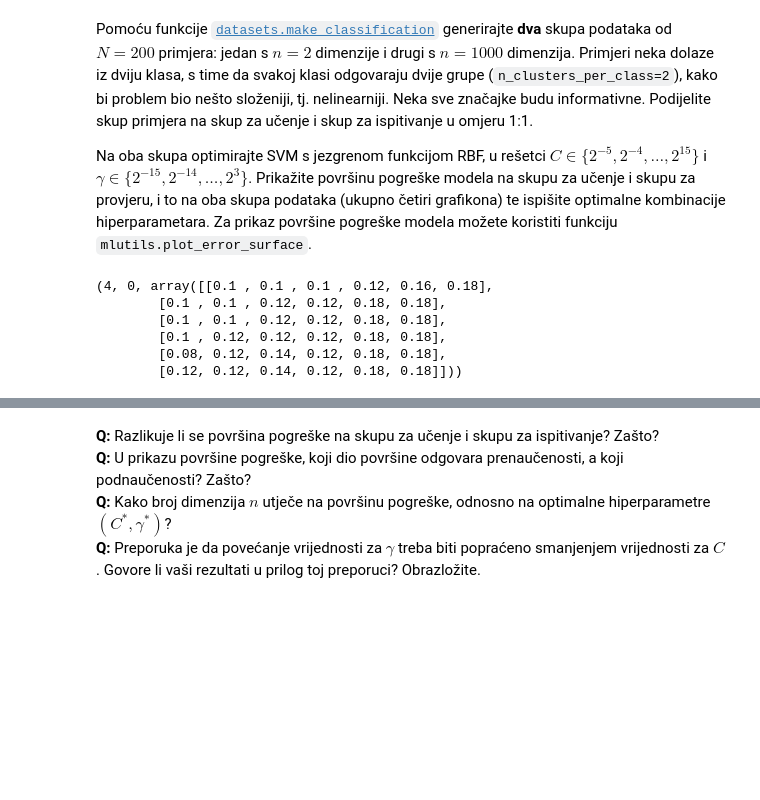
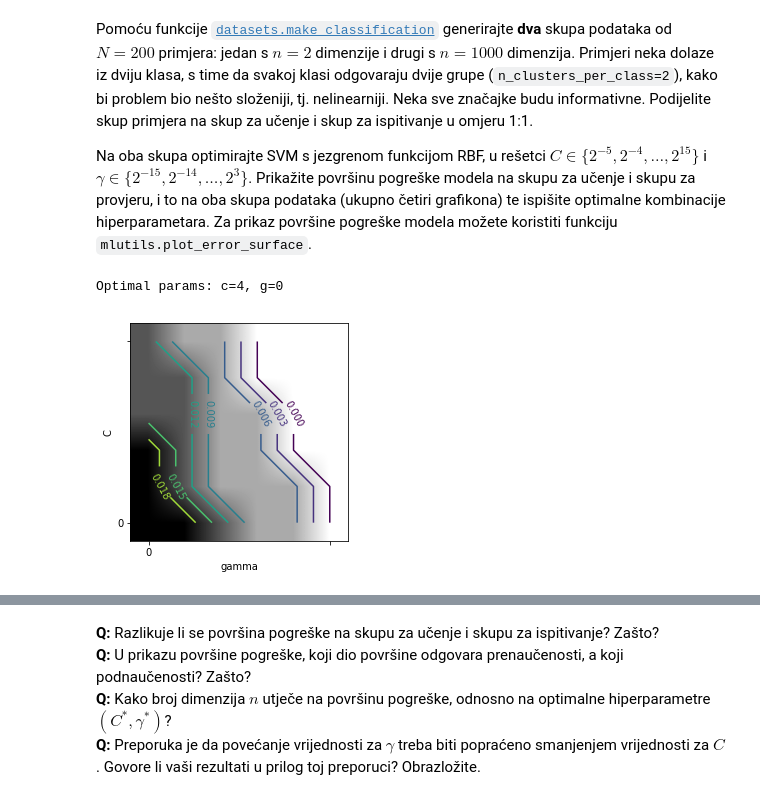
Before and after one commit to tkukurin/Lab.MachineLearning, a Jupyter notebook: lab03-2017.ipynb, the cells around one changed output, grey strips where cells are left out. Saved outputs shown, nothing was run; the diff lists cells and outputs as text; code cells hidden in the pictures; blank space fills up the shorter version.

Commit message:
added plots for lab03

```diff
--- a/lab03-2017.ipynb
+++ b/lab03-2017.ipynb
@@ -178,15 +176,19 @@ def grid_search(
     X_train, X_validate, y_train, y_validate, c_range=(0,5),
     g_range=(0,5), error_surface=False):
   c0, c1, g0, g1 = *c_range, *g_range
-  results = np.zeros((c1 - c0 + 1, g1 - g0 + 1))
+  results_train = np.zeros((c1 - c0 + 1, g1 - g0 + 1))
+  results_test = np.zeros_like(results_train)
   cmin, gmin, emin = None, None, 9999999999
   for c, g in it.product(range(c0, c1 + 1), range(g0, g1 + 1)):
     model = SVC(C=2**c, gamma=2**g).fit(X_train, y_train)
-    error = zero_one_loss(y_validate, model.predict(X_validate))
-    results[c, g] = error
-    if error < emin:
-      cmin, gmin, emin = c, g, error
-  return (cmin, gmin, results) if error_surface else (cmin, gmin)
+    error_train = zero_one_loss(y_train, model.predict(X_train))
+    error_test = zero_one_loss(y_validate, model.predict(X_validate))
+    results_train[c, g] = error_train
+    results_test[c, g] = error_test
+    if error_test < emin:
+      cmin, gmin, emin = c, g, error_test
+  return (cmin, gmin, results_train, results_test) \
+    if error_surface else (cmin, gmin)
 # %% [markdown]
 #### (b)
 # %% [markdown]
@@ -214,12 +216,13 @@ X2_train, X2_test, y2_train, y2_test = train_test_split(
     n_redundant=0,
     n_classes=2,
     n_clusters_per_class=2))
-# %%
-grid_search(X1_train, X1_test, y1_train, y1_test)
-# %% [output]
-(4, 0, array([[0.1 , 0.1 , 0.1 , 0.12, 0.16, 0.18],
-        [0.1 , 0.1 , 0.12, 0.12, 0.18, 0.18],
-        [0.1 , 0.1 , 0.12, 0.12, 0.18, 0.18],
-        [0.1 , 0.12, 0.12, 0.12, 0.18, 0.18],
-        [0.08, 0.12, 0.14, 0.12, 0.18, 0.18],
-        [0.12, 0.12, 0.14, 0.12, 0.18, 0.18]]))
+# %%
+cmin, gmin, error_train, error_test = grid_search(
+  X1_train, X1_test, y1_train, y1_test, error_surface=True)
+print('Optimal params: c=%s, g=%s' % (cmin, gmin))
+# %% [output]
+Optimal params: c=4, g=0
+# %%
+mlutils.plot_error_surface(error_train)
+# %% [output]
+[figure, added]
```
Also changed, not shown: parts of 14 cells of this notebook.
